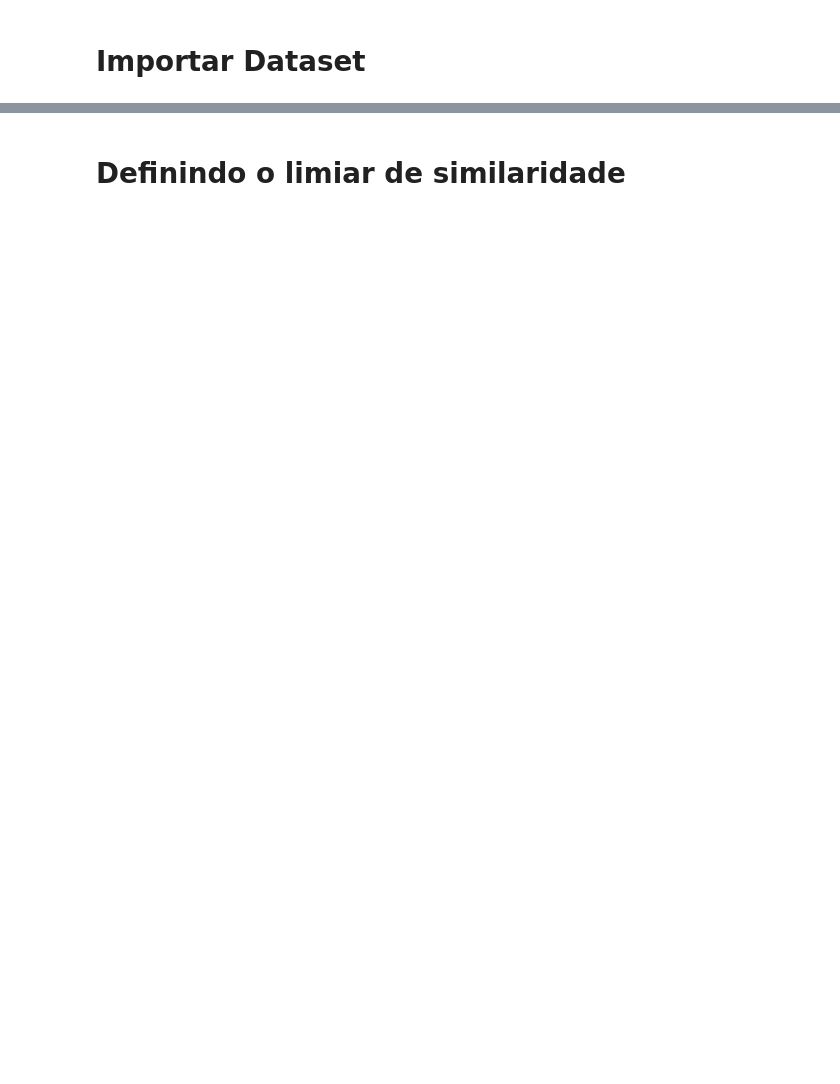
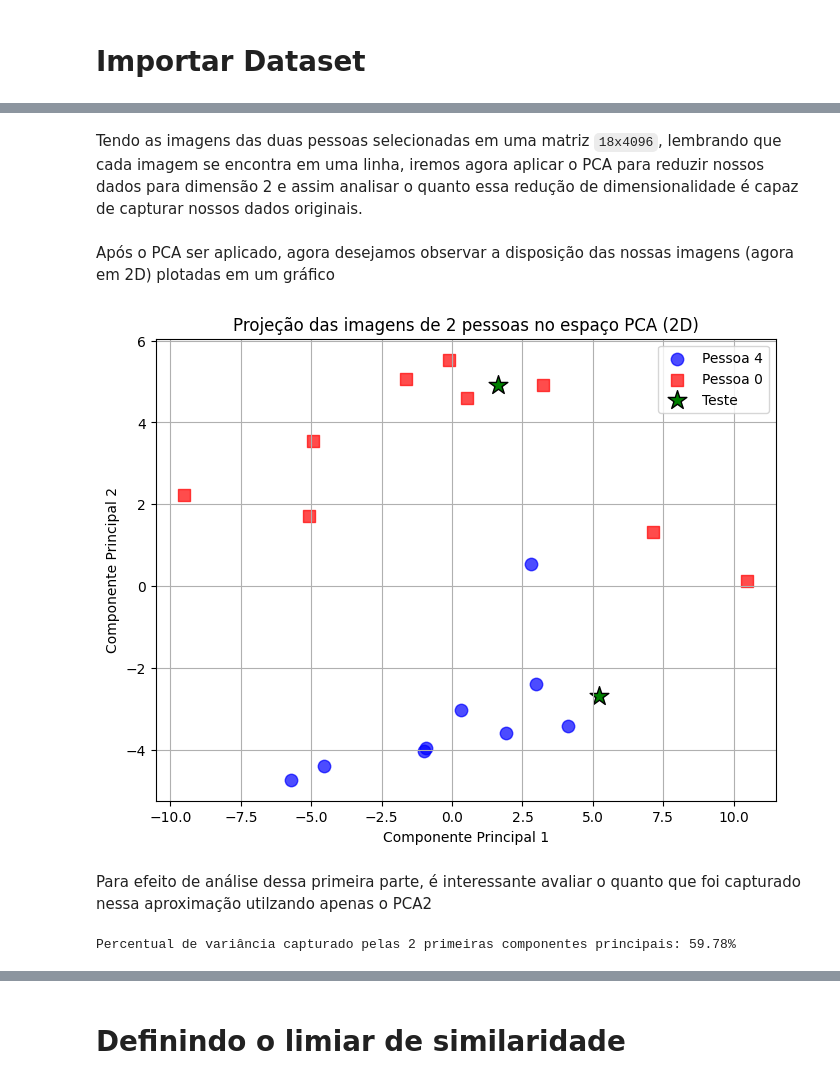
Before and after one commit to schu1na/eigenfaces_cocada, a Jupyter notebook: eigenfaces.ipynb, the cells around one changed output, grey strips where cells are left out. Drawn from its saved outputs; the diff is of its cells as text; code cells hidden in the pictures; blank space fills up the shorter version.

Commit message:
Separaçao em 2 testes e inserçao da análise para 2 pessoas

```diff
--- a/eigenfaces.ipynb
+++ b/eigenfaces.ipynb
@@ -36,0 +13,7 @@ array([False, False, False, False, False, False, False, False, False,
+# %%
+# Importando o dataset
+faces_bunch = fetch_olivetti_faces()
+
+data = faces_bunch.data
+images = faces_bunch.images
+targets = faces_bunch.target
@@ -36,0 +64,47 @@ array([False, False, False, False, False, False, False, False, False,
+# %% [markdown]
+Tendo as imagens das duas pessoas selecionadas em uma matriz `18x4096`, lembrando que cada imagem se encontra em uma linha, iremos agora aplicar o PCA para reduzir nossos dados para dimensão 2 e assim analisar o quanto essa redução de dimensionalidade é capaz de capturar nossos dados originais.
+# %%
+# Como selecionamos apenas duas pessoas, o número de componentes
+# principais que queremos são 2. Para simplificar os nomes das variáveis
+# indicarei 2_ para indicar que são dados de duas pessoas.
+
+num_componentes = 2
+pca = PCA(n_components=num_componentes)
+# Ajusta o PCA aos dados de treino
+pca.fit(data_2_pessoas)
+
+eigenfaces_2_ = pca.components_
+eigenfaces_importancia_2_ = pca.explained_variance_
+eigenfaces_importancia_relativa_2_ = pca.explained_variance_ratio_
+
+projecoes_2_ = pca.transform(data_2_pessoas)
+projecoes_teste_2_ = pca.transform(data_teste_2_pessoas)
+# %% [markdown]
+Após o PCA ser aplicado, agora desejamos observar a disposição das nossas imagens (agora em 2D) plotadas em um gráfico
+# %%
+# Plota as projeções das imagens das duas pessoas no espaço 2D das componentes principais
+plt.figure(figsize=(8, 6))
+for id_pessoa, cor, marcador in zip([id1, id2], ['blue', 'red'], ['o', 's']):
+    idx = targets_2_pessoas == id_pessoa
+    plt.scatter(projecoes_2_[idx, 0], projecoes_2_[idx, 1],
+                label=f'Pessoa {id_pessoa}', c=cor, marker=marcador, s=80, alpha=0.7)
+
+# Plota as imagens de teste
+plt.scatter(projecoes_teste_2_[:, 0], projecoes_teste_2_[:, 1],
+            label='Teste', c='green', marker='*', s=200, edgecolor='black')
+
+plt.xlabel('Componente Principal 1')
+plt.ylabel('Componente Principal 2')
+plt.title('Projeção das imagens de 2 pessoas no espaço PCA (2D)')
+plt.legend()
+plt.grid(True)
+plt.show()
+# %% [output]
+[figure, added]
+# %% [markdown]
+Para efeito de análise dessa primeira parte, é interessante avaliar o quanto que foi capturado nessa aproximação utilzando apenas o PCA2
+# %%
+percentual_capturado = np.sum(eigenfaces_importancia_relativa_2_)
+print(f"Percentual de variância capturado pelas 2 primeiras componentes principais: {percentual_capturado:.2%}")
+# %% [output]
+Percentual de variância capturado pelas 2 primeiras componentes principais: 59.78%
```
Also changed, not shown: parts of 17 cells of this notebook.
